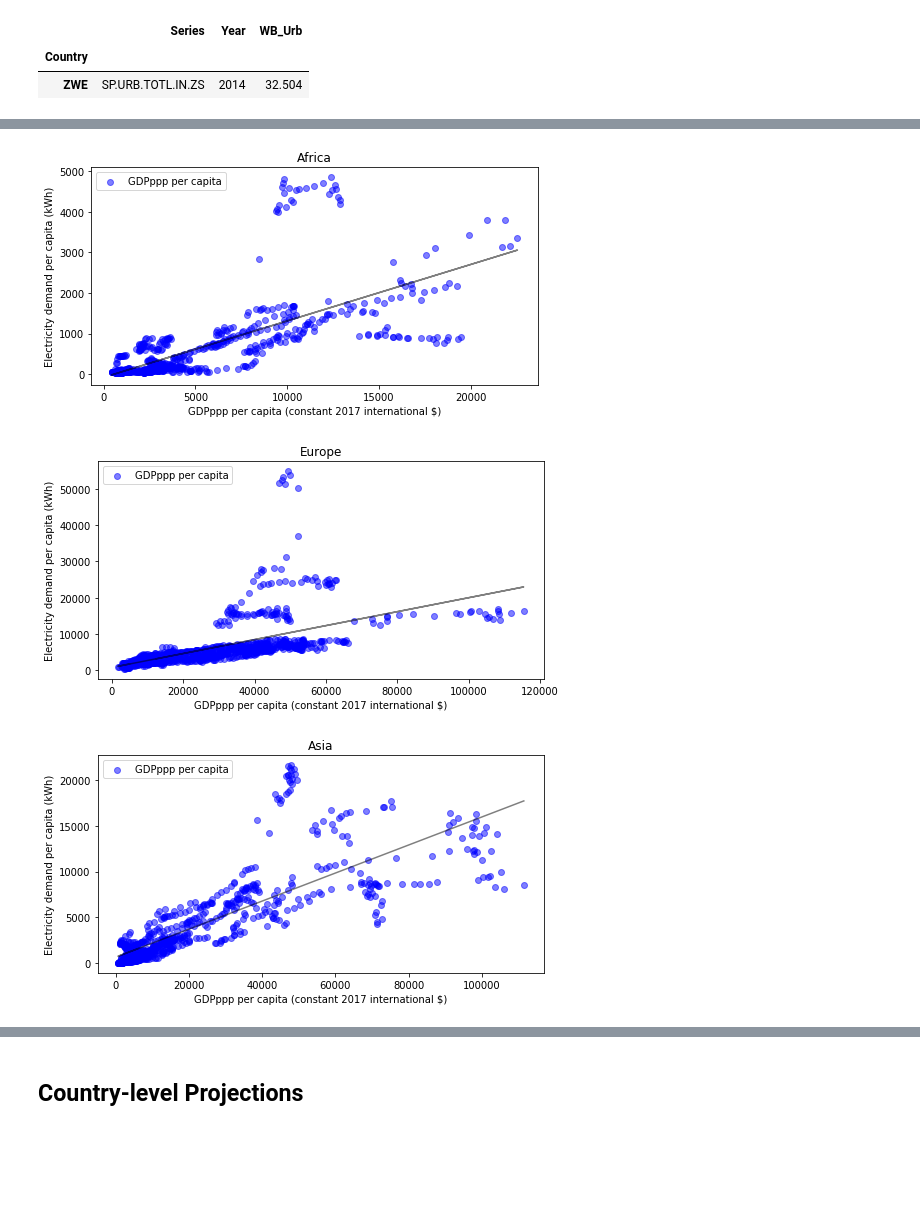
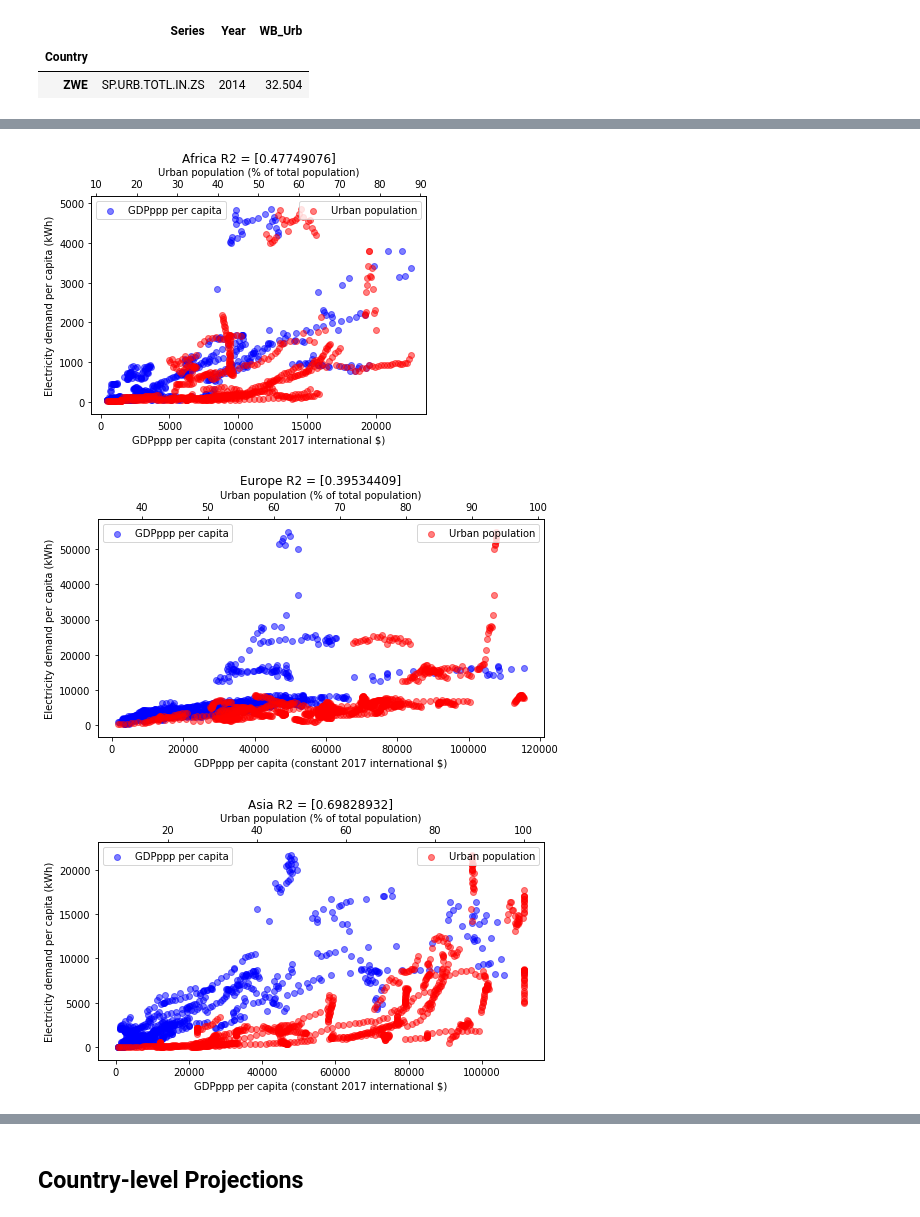
Before and after one commit to OSeMOSYS/osemosys_global, a Jupyter notebook: OPG_demand_projection.ipynb, the cells around one changed output, grey strips where cells are left out. Cells and saved outputs as stored; diff of their text form; code cells hidden in the pictures; blank space fills up the shorter version.

```diff
--- a/OPG_demand_projection.ipynb
+++ b/OPG_demand_projection.ipynb
@@ -64,13 +64,12 @@ Import_Hourly_Demand_2015.head(2)
 # %% [markdown]
 ### Set boundaries for the regression
 # %%
-#Set the spatial resolution for the regession, either on 'Country' level or on continental level by setting 'child_object'.
-#Note that not all countries have historical data available so country-level regression can't be applied for all and will
-#result in errors for now.
+#Sets the spatial resolution for the regession, right now can only be applied to continental level by setting 'child_object'.
+#Note that not all countries have historical data available so country-level regression can't be applied for all.
 Spatial_Resolution = 'child_object'
 
 #Include urbanization as part of the regression? 'Yes' or 'No'
-Urbanization = 'No'
+Urbanization = 'Yes'
 
 #Set which SSP data and sources are to be used for the country-level GDP|PPP and Population projects.
 Pathway = 'SSP2'
@@ -170,7 +171,6 @@ Country_Regression_WB = pd.merge(Country_Regression_WB,
 Country_Regression_WB = Country_Regression_WB.set_index(Spatial_Resolution)
 
 #Groups the entries by <Spatial_Resolution> and calculates the regional linear fit based on all historical values
-
 sklearn_lr = LinearRegression()
 Country_Regression_WB_Grouped = pd.DataFrame()
 
@@ -178,6 +178,8 @@ for x in Country_Regression_WB.index.unique():
 
     Country_Regression_WB_Temp = Country_Regression_WB.copy().loc[x]
 
+    #If Urbanization is included linear regression occurs with multiple independent variables (GDPppp and % Urban population)
+    #for the dependent variable (Electricity demand).
     if Urbanization == 'Yes':
 
         sklearn_lr.fit(Country_Regression_WB_Temp[['WB_GDPppp' ,
@@ -191,8 +193,13 @@ for x in Country_Regression_WB.index.unique():
                                                                                                 float(sklearn_lr.coef_[0]) ,
                                                                                                float(sklearn_lr.coef_[1])]
 
+        Country_Regression_WB_Temp['R2_GDPppp_Urb/Elec'] = sklearn_lr.score(Country_Regression_WB_Temp[['WB_GDPppp' ,
+                                                   'WB_Urb']] , Country_Regression_WB_Temp['WB_Elec'])
+
         Country_Regression_WB_Grouped = Country_Regression_WB_Grouped.append(Country_Regression_WB_Temp)
 
+    #If Urbanization is not included linear regression occurs with single independent variables (GDPppp) for the dependent
+    #variable (Electricity demand).
     else:
 
         sklearn_lr.fit(Country_Regression_WB_Temp[['WB_GDPppp']],
@@ -202,8 +209,10 @@ for x in Country_Regression_WB.index.unique():
                                   ] ,  Country_Regression_WB_Temp['coef_GDPppp'] = [sklearn_lr.intercept_ ,
                                                                                     float(sklearn_lr.coef_)]
 
+        Country_Regression_WB_Temp['R2_GDPppp/Elec'] = sklearn_lr.score(Country_Regression_WB_Temp[['WB_GDPppp']] ,
+                                                                   Country_Regression_WB_Temp['WB_Elec'])
+
         Country_Regression_WB_Grouped = Country_Regression_WB_Grouped.append(Country_Regression_WB_Temp)
 
-
-Country_Regression_WB_Grouped
+Country_Regression_WB_Grouped.head(2)
 # %% [output]
@@ -224,35 +223,36 @@ Country_Regression_WB_Grouped
 # %%
 for a in Country_Regression_WB_Grouped.index.unique():
     Country_Regression_WB_plot = Country_Regression_WB_Grouped.loc[a]
     b = Country_Regression_WB_plot['WB_GDPppp']
     c = Country_Regression_WB_plot['WB_Elec']
     x = Country_Regression_WB_plot.loc[a , 'WB_GDPppp']
     m = Country_Regression_WB_plot.loc[a , 'coef_GDPppp']
     z = Country_Regression_WB_plot.loc[a , 'intercept']
     fig = plt.figure()
     ax1 = fig.add_subplot(111)
     ax1.scatter(b , c , color = 'blue' , alpha = 0.5 , label = 'GDPppp per capita')
 
     if Urbanization == 'Yes':
 
-        m2 = Country_Regression_WB_plot.loc[a , 'coef_Urb']
-        x2 = Country_Regression_WB_plot.loc[a , 'WB_Urb']
+        w2 = Country_Regression_WB_plot.loc[a , 'R2_GDPppp_Urb/Elec'].unique()
         d = Country_Regression_WB_plot['WB_Urb']
         ax2 = ax1.twiny()
         ax2.scatter(d , c , color = 'red' , alpha = 0.5 , label = 'Urban population')
         ax2.set_xlabel('Urban population (% of total population)')
         ax2.legend(loc = 'upper right')
+        plt.title(f'{a} R2 = {w2}')
 
     else:
-        plt.plot(x , m * x + z , color = 'black' , alpha = 0.5)
+        ax1.plot(x , m * x + z , color = 'black' , alpha = 0.5)
+        w = Country_Regression_WB_plot.loc[a , 'R2_GDPppp/Elec'].unique()
+        plt.title(f'{a} R2 = {w}')
 
     ax1.legend(loc='upper left')
     ax1.set_xlabel('GDPppp per capita (constant 2017 international $)')
     ax1.set_ylabel('Electricity demand per capita (kWh)')
-    plt.title(a)
     plt.rcParams["figure.figsize"] = [8,4]
     plt.show()
 # %% [output]
-[figure, old version]
+[figure, new version]
-[figure, old version]
+[figure, new version]
-[figure, old version]
+[figure, new version]
```
Also changed, not shown: parts of 11 cells of this notebook, 5 other files.
